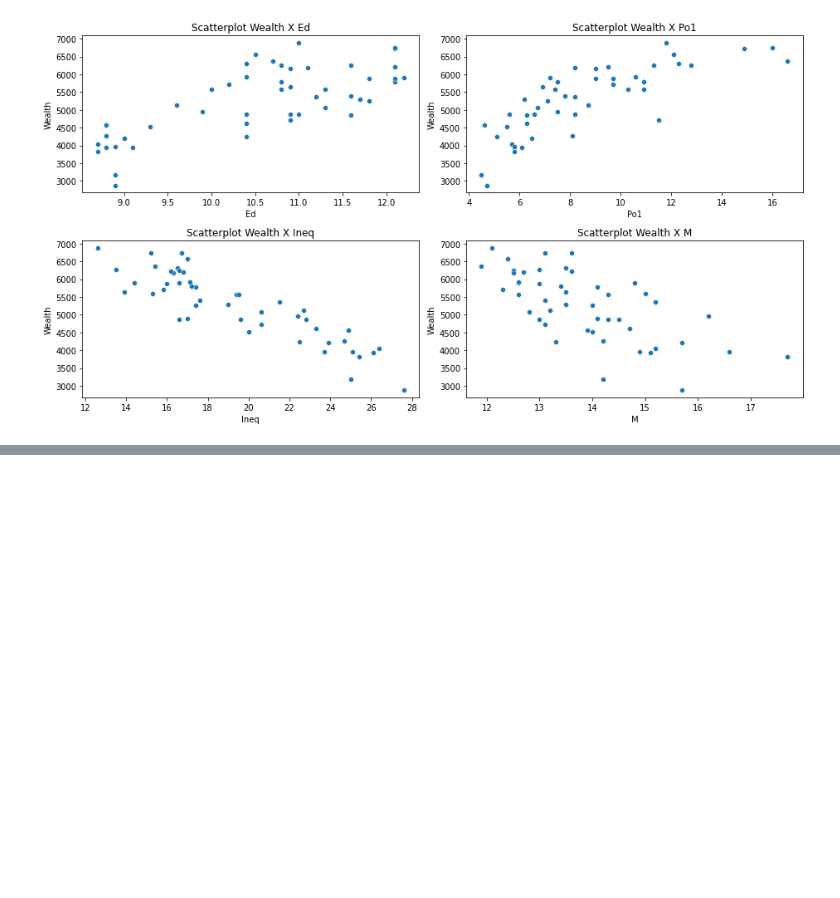
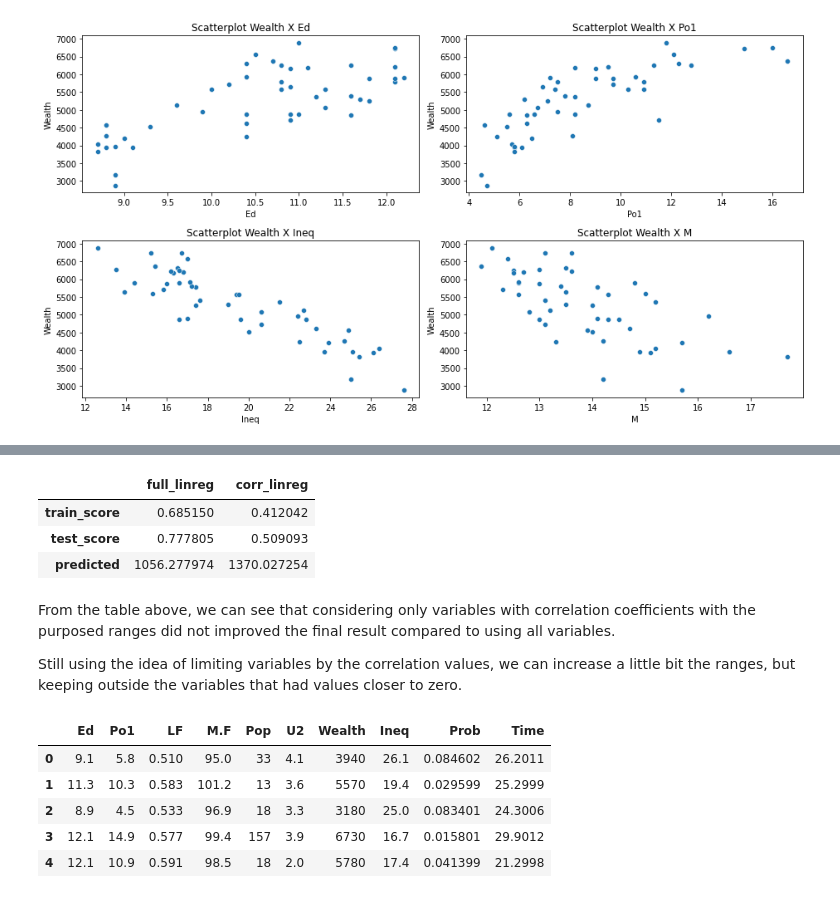
Before and after one commit to artchiaver/uscrime, a Jupyter notebook: notebook/effect_of_punishment_regimes.ipynb, the cells around one changed output, grey strips where cells are left out. Drawn from its saved outputs; the diff is of its cells as text; code cells hidden in the pictures; blank space fills up the shorter version.

```diff
--- a/notebook/effect_of_punishment_regimes.ipynb
+++ b/notebook/effect_of_punishment_regimes.ipynb
@@ -307,0 +386,24 @@ linreg_m_2 = Pipeline(steps=[('preprocessor', preprocessor),
+# %%
+pd.DataFrame(results)
+# %% [output]
+|  | full_linreg | corr_linreg |
+| train_score | 0.685150 | 0.412042 |
+| test_score | 0.777805 | 0.509093 |
+| predicted | 1056.277974 | 1370.027254 |
+# %% [markdown]
+From the table above, we can see that considering only variables with correlation coefficients with the purposed ranges did not improved the final result compared to using all variables.
+
+Still using the idea of limiting variables by the correlation values, we can increase a little bit the ranges, but keeping outside the variables that had values closer to zero.
+# %%
+conditional = (corr_value > -0.7) & (corr_value < -0.1) | (corr_value > 0.1) & (corr_value < 0.7)
+
+X_3 = X[df_crimes.loc[:, conditional].columns.values]
+
+X_3.head(5)
+# %% [output]
+|  | Ed | Po1 | LF | M.F | Pop | U2 | Wealth | Ineq | Prob | Time |
+| 0 | 9.1 | 5.8 | 0.510 | 95.0 | 33 | 4.1 | 3940 | 26.1 | 0.084602 | 26.2011 |
+| 1 | 11.3 | 10.3 | 0.583 | 101.2 | 13 | 3.6 | 5570 | 19.4 | 0.029599 | 25.2999 |
+| 2 | 8.9 | 4.5 | 0.533 | 96.9 | 18 | 3.3 | 3180 | 25.0 | 0.083401 | 24.3006 |
+| 3 | 12.1 | 14.9 | 0.577 | 99.4 | 157 | 3.9 | 6730 | 16.7 | 0.015801 | 29.9012 |
+| 4 | 12.1 | 10.9 | 0.591 | 98.5 | 18 | 2.0 | 5780 | 17.4 | 0.041399 | 21.2998 |
```
Also changed, not shown: parts of 71 cells of this notebook.
